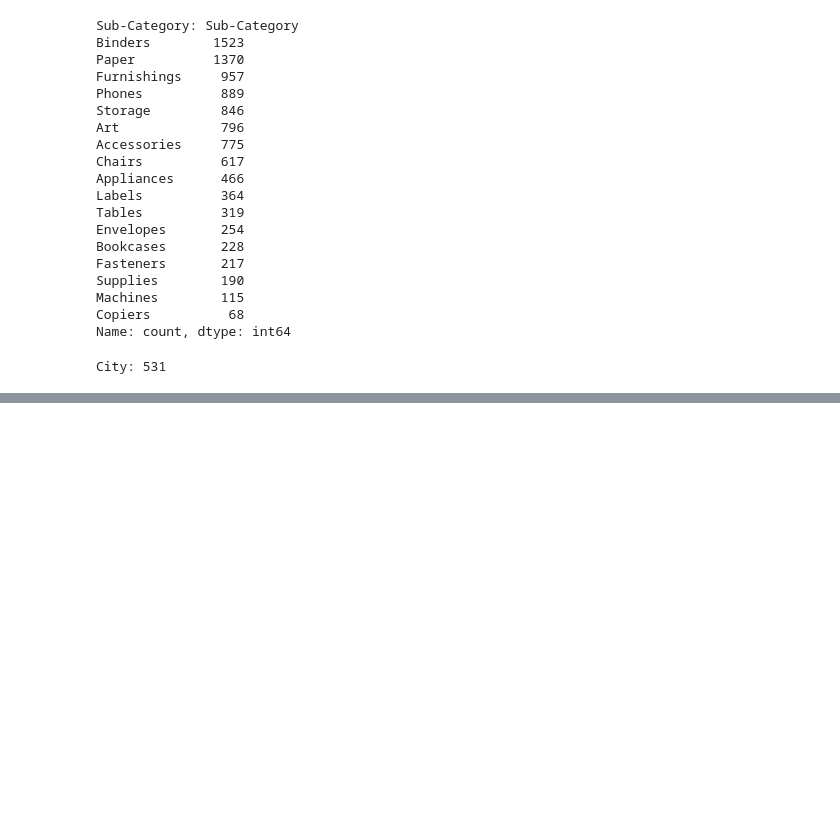
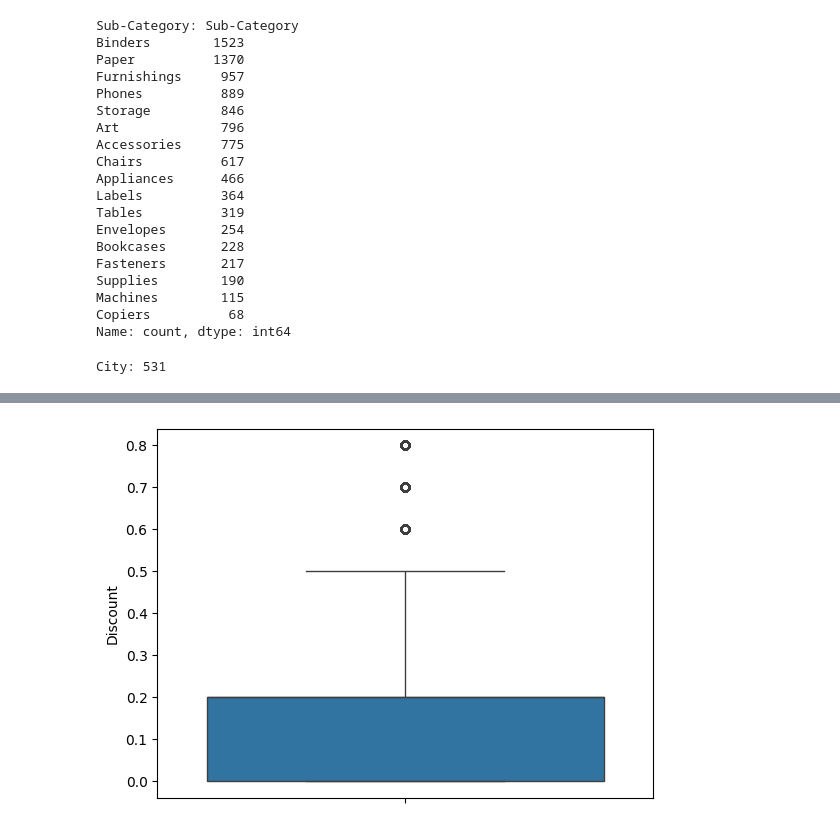
Before and after one commit to OA-Biswajit/Messy-Retail-Audit, a Jupyter notebook: Messy Retail Audit.ipynb, the cells around one changed output, grey strips where cells are left out. Drawn from its saved outputs; the diff is of its cells as text; code cells hidden in the pictures; blank space fills up the shorter version.

```diff
--- a/Messy Retail Audit.ipynb
+++ b/Messy Retail Audit.ipynb
@@ -214,0 +249,5 @@ City: 531
+# %%
+sns.boxplot(df['Discount'])
+plt.show()
+# %% [output]
+[figure, added]
```
Also changed, not shown: parts of 13 cells of this notebook.
